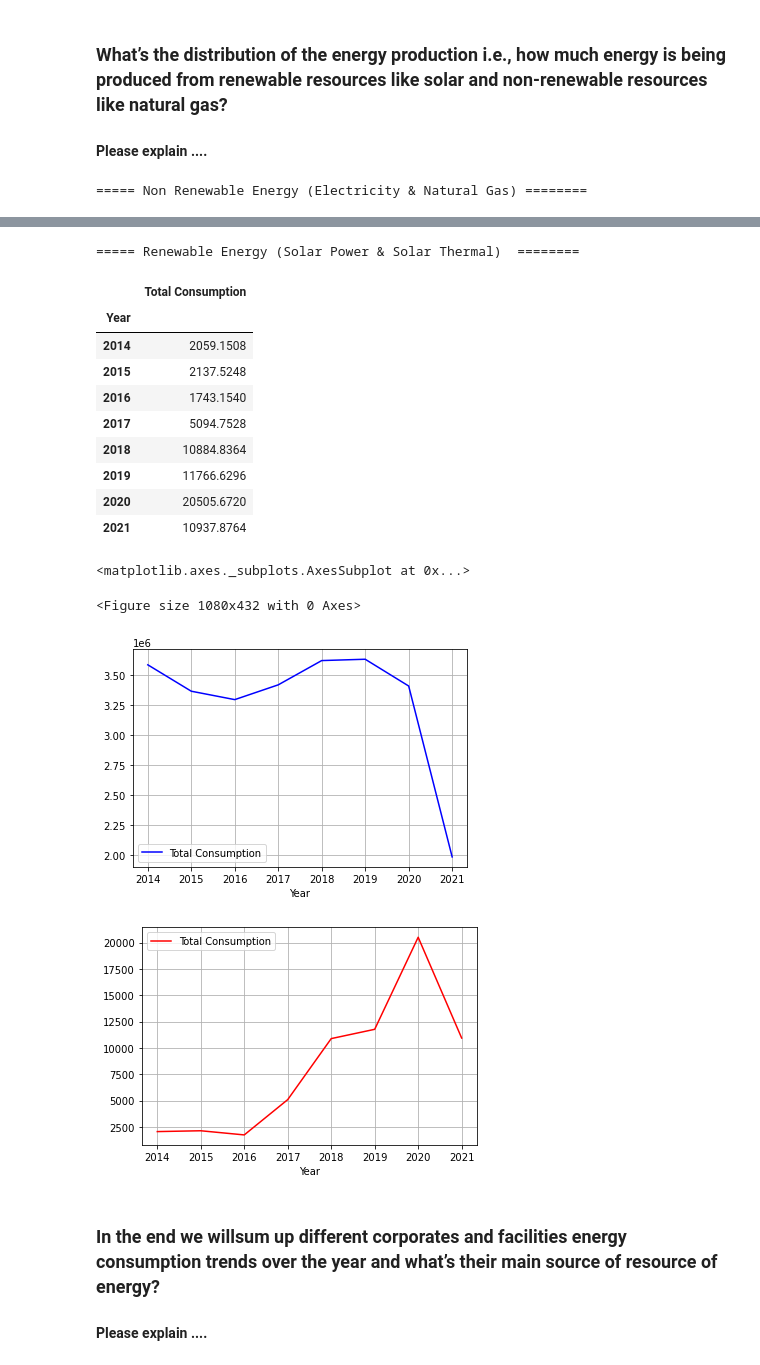
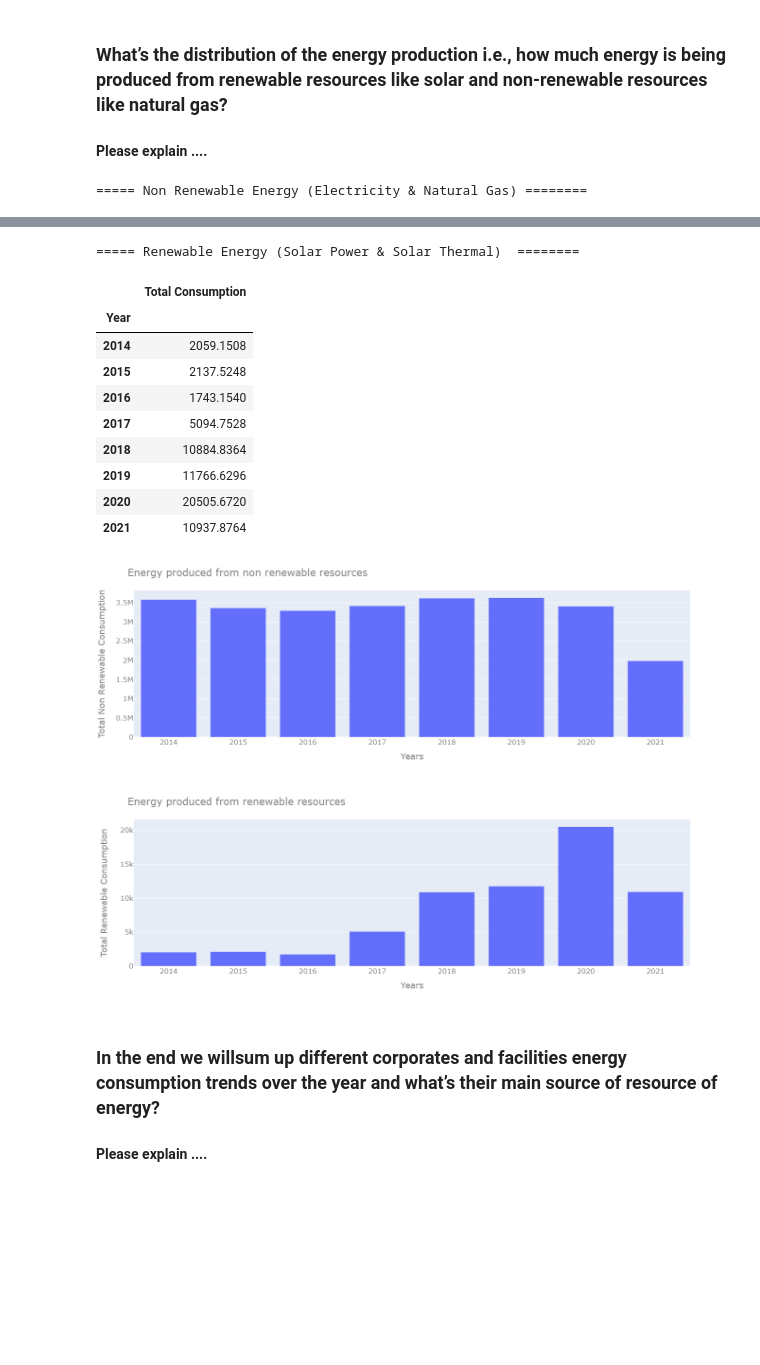
Before and after one commit to deshant19/Corporate-Energy-Consumption-Data-Visualization, a Jupyter notebook: notebooks/Corporate Energy Consumption.ipynb, the cells around one changed output, grey strips where cells are left out. Drawn from its saved outputs; the diff is of its cells as text; code cells hidden in the pictures; blank space fills up the shorter version.

```diff
--- a/notebooks/Corporate Energy Consumption.ipynb
+++ b/notebooks/Corporate Energy Consumption.ipynb
@@ -147,41 +234,58 @@ renewable_energy= energydata[(energydata['Energy Description'] == 'Solar Power')
 
 print("===== Non Renewable Energy (Electricity & Natural Gas) ========")
 display(non_renewable_energy)
 print("===== Renewable Energy (Solar Power & Solar Thermal)  ========")
 display(renewable_energy)
 
-fig = plt.figure()
-fig.set_size_inches(15,6)
+years=['2014','2015','2016','2017','2018','2019','2020','2021']
+fig = px.bar(non_renewable_energy, x=years, y='Total Consumption')
+fig.update_layout(
+    title="Energy produced from non renewable resources",
+    xaxis_title="Years",
+    yaxis_title="Total Non Renewable Consumption",
+    font=dict(
+        size=15,
+        color="#7f7f7f"
+    )
+)
+fig.show()
 
-non_renewable_energy.plot(kind='line', color='b', grid=True)
-renewable_energy.plot(kind='line', color='r', grid=True)
+fig = px.bar(renewable_energy, x=years, y='Total Consumption')
+fig.update_layout(
+    title="Energy produced from renewable resources",
+    xaxis_title="Years",
+    yaxis_title="Total Renewable Consumption",
+    font=dict(
+        size=15,
+        color="#7f7f7f"
+    )
+)
+fig.show()
 # %% [output]
 ===== Non Renewable Energy (Electricity & Natural Gas) ========
 |  | Total Consumption |
 | Year |  |
 | 2014 | 3.583436e+06 |
 | 2015 | 3.364074e+06 |
 | 2016 | 3.294217e+06 |
 | 2017 | 3.416959e+06 |
 | 2018 | 3.618689e+06 |
 | 2019 | 3.629713e+06 |
 | 2020 | 3.407248e+06 |
 | 2021 | 1.987246e+06 |
 ===== Renewable Energy (Solar Power & Solar Thermal)  ========
 |  | Total Consumption |
 | Year |  |
 | 2014 | 2059.1508 |
 | 2015 | 2137.5248 |
 | 2016 | 1743.1540 |
 | 2017 | 5094.7528 |
 | 2018 | 10884.8364 |
 | 2019 | 11766.6296 |
 | 2020 | 20505.6720 |
 | 2021 | 10937.8764 |
-<matplotlib.axes._subplots.AxesSubplot at 0x...>
-<Figure size 1080x432 with 0 Axes>
-[figure, old version]
+[figure, new version]
-[figure, old version]
+[figure, new version]
 # %% [markdown]
 ### In the end we willsum up different corporates and facilities energy consumption trends over the year and what’s their main source of resource of energy?
 
```
Also changed, not shown: parts of 10 cells of this notebook.
